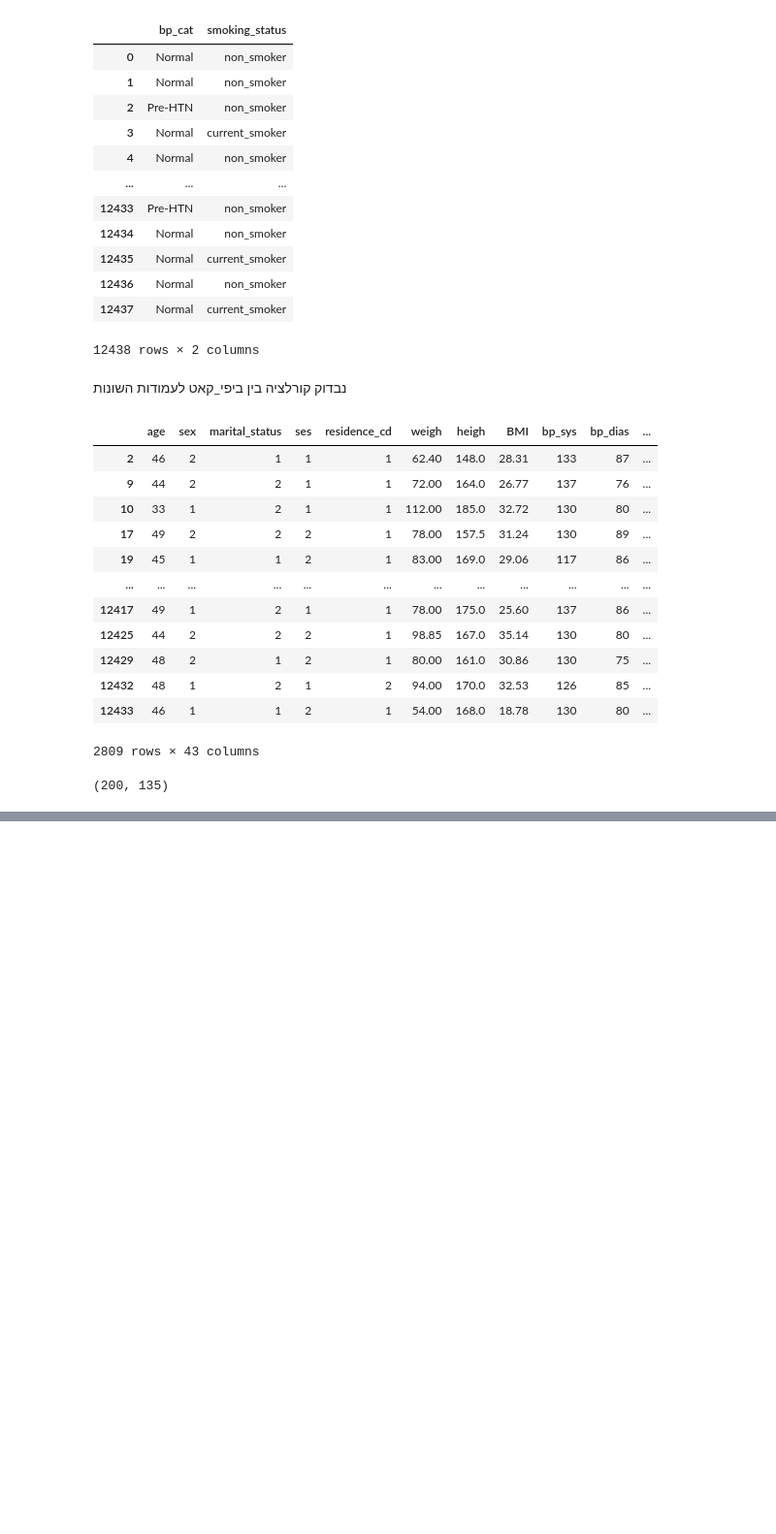
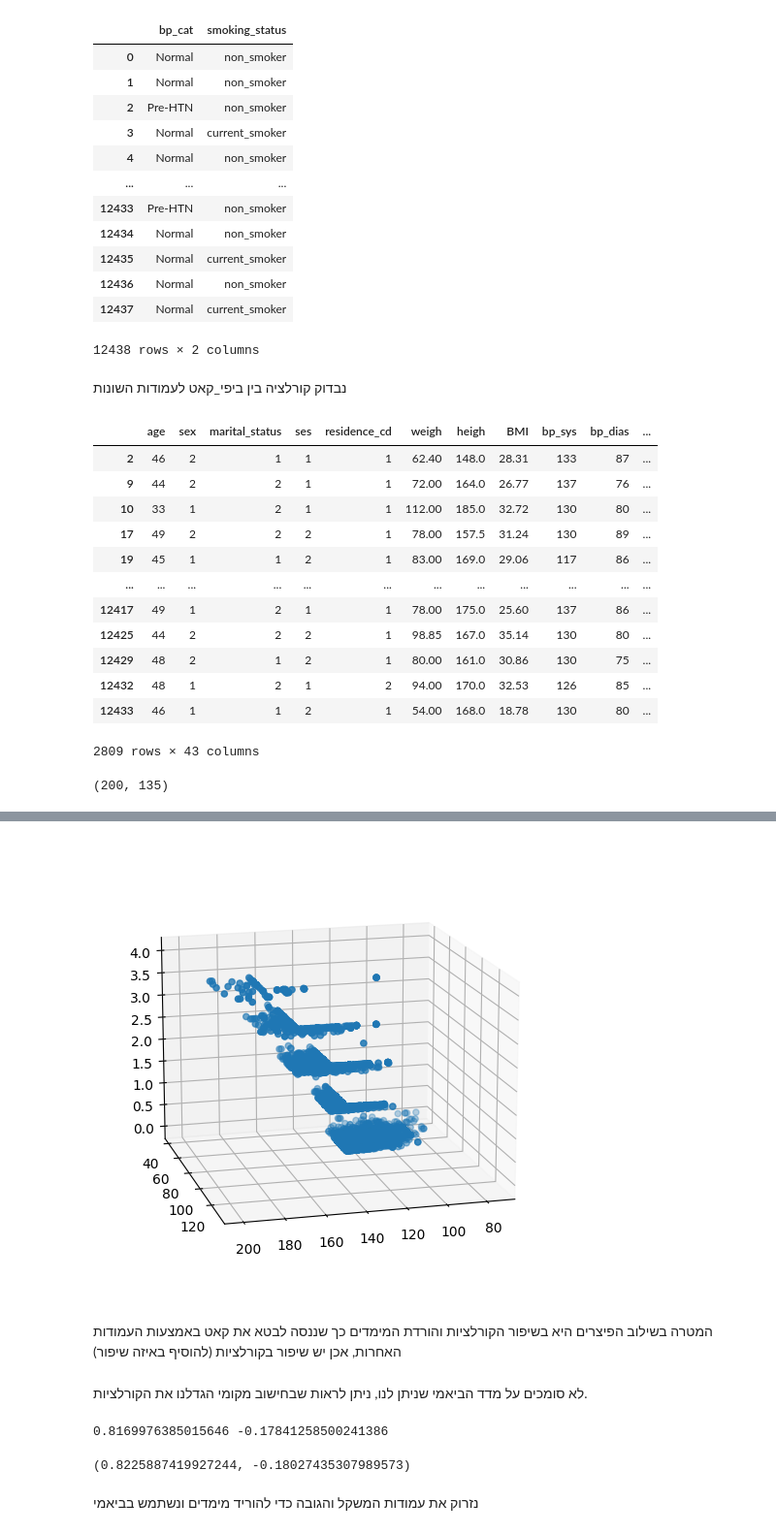
Before and after one commit to TalRos99/Medical-Data, a Jupyter notebook: MedicalData_Final.ipynb, the cells around one changed output, grey strips where cells are left out. Shown at 97% size. Saved outputs shown, nothing was run; the diff lists cells and outputs as text; code cells hidden in the pictures; blank space fills up the shorter version.

```diff
--- a/MedicalData_Final.ipynb
+++ b/MedicalData_Final.ipynb
@@ -200,2 +202,11 @@ plt.show()
 # %%
 train_df.to_csv('new_dataset.csv')
+# %%
+fig = plt.figure(figsize=(8, 6))
+ax = plt.axes(projection='3d')
+ax.scatter(train_df['bp_sys'], train_df['bp_dias'], train_df['bp_cat'])
+ax.view_init(15,75)
+# %% [output]
+[figure, added]
+# %% [markdown]
+המטרה בשילוב הפיצרים היא בשיפור הקורלציות והורדת המימדים כך שננסה לבטא את קאט באמצעות העמודות האחרות, אכן יש שיפור בקורלציות (להוסיף באיזה שיפור)
@@ -201,0 +219,15 @@ train_df.to_csv('new_dataset.csv')
+# %% [markdown]
+לא סומכים על מדד הביאמי שניתן לנו, ניתן לראות שבחישוב מקומי הגדלנו את הקורלציות.
+# %%
+cor1 = train_df['BMI'].corr(train_df['weigh'])
+cor2 = train_df['BMI'].corr(train_df['heigh'])
+print(cor1, cor2)
+train_df['BMI'] = train_df['weigh'] / (train_df['heigh'] ** 2)
+cor1 = train_df['BMI'].corr(train_df['weigh'])
+cor2 = train_df['BMI'].corr(train_df['heigh'])
+cor1, cor2
+# %% [output]
+0.8169976385015646 -0.17841258500241386
+(0.8225887419927244, -0.18027435307989573)
+# %% [markdown]
+נזרוק את עמודות המשקל והגובה כדי להוריד מימדים ונשתמש בביאמי
```
Also changed, not shown: parts of 15 cells of this notebook, 1 other file.
